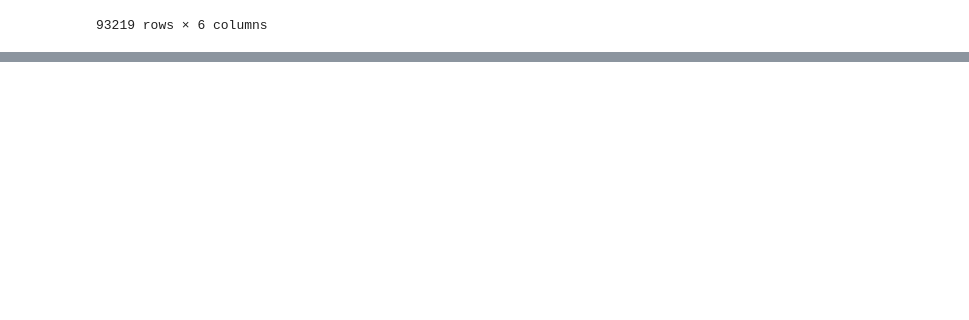
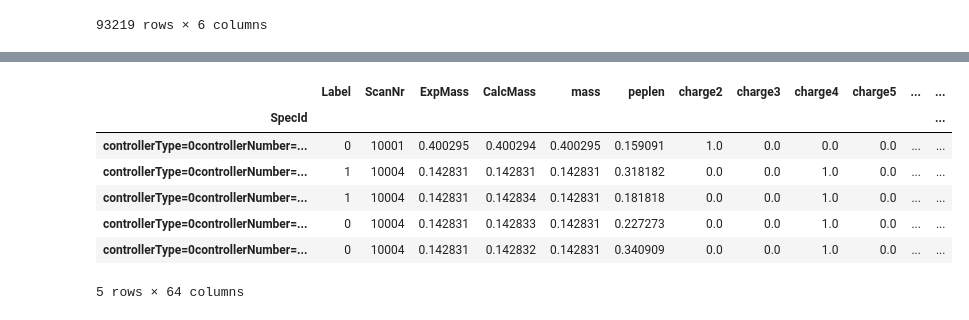
Before and after one commit to emilpaulitz/Bachelor-Thesis, a Jupyter notebook: src/Testing.ipynb, the cells around one changed output, grey strips where cells are left out. Drawn from its saved outputs; the diff is of its cells as text; code cells hidden in the pictures; blank space fills up the shorter version.

```diff
--- a/src/Testing.ipynb
+++ b/src/Testing.ipynb
@@ -125,0 +58,13 @@ Wall time: 180 ms
+# %%
+dSlow.sort_values('SpecId', inplace = True)
+dSlow.set_index(keys = ['SpecId'], drop = True, inplace = True)
+dSlow.head()
+# %% [output]
+|  | Label | ScanNr | ExpMass | CalcMass | mass | peplen | charge2 | charge3 | charge4 | charge5 | ... | ... |
+| SpecId |  |  |  |  |  |  |  |  |  |  |  | ... |
+| controllerType=0controllerNumber=... | 0 | 10001 | 0.400295 | 0.400294 | 0.400295 | 0.159091 | 1.0 | 0.0 | 0.0 | 0.0 | ... | ... |
+| controllerType=0controllerNumber=... | 1 | 10004 | 0.142831 | 0.142831 | 0.142831 | 0.318182 | 0.0 | 0.0 | 1.0 | 0.0 | ... | ... |
+| controllerType=0controllerNumber=... | 1 | 10004 | 0.142831 | 0.142834 | 0.142831 | 0.181818 | 0.0 | 0.0 | 1.0 | 0.0 | ... | ... |
+| controllerType=0controllerNumber=... | 0 | 10004 | 0.142831 | 0.142833 | 0.142831 | 0.227273 | 0.0 | 0.0 | 1.0 | 0.0 | ... | ... |
+| controllerType=0controllerNumber=... | 0 | 10004 | 0.142831 | 0.142832 | 0.142831 | 0.340909 | 0.0 | 0.0 | 1.0 | 0.0 | ... | ... |
+5 rows × 64 columns
```
Also changed, not shown: parts of 14 cells of this notebook, 5 other files.
